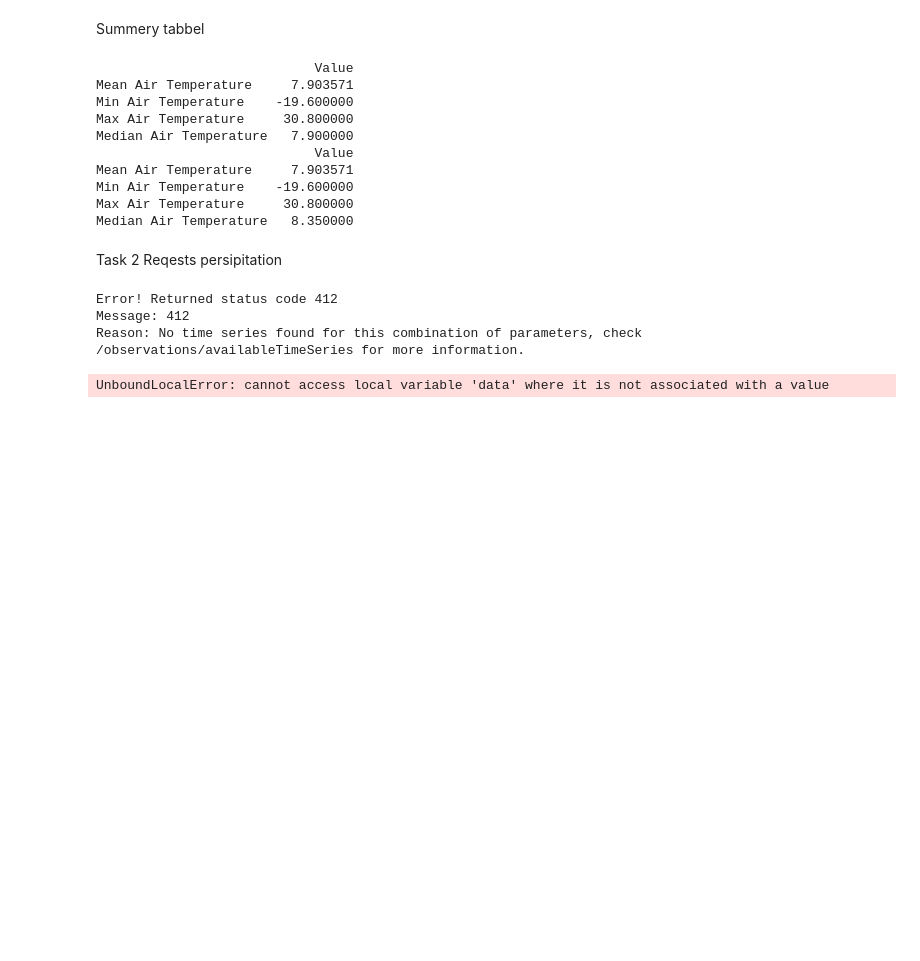
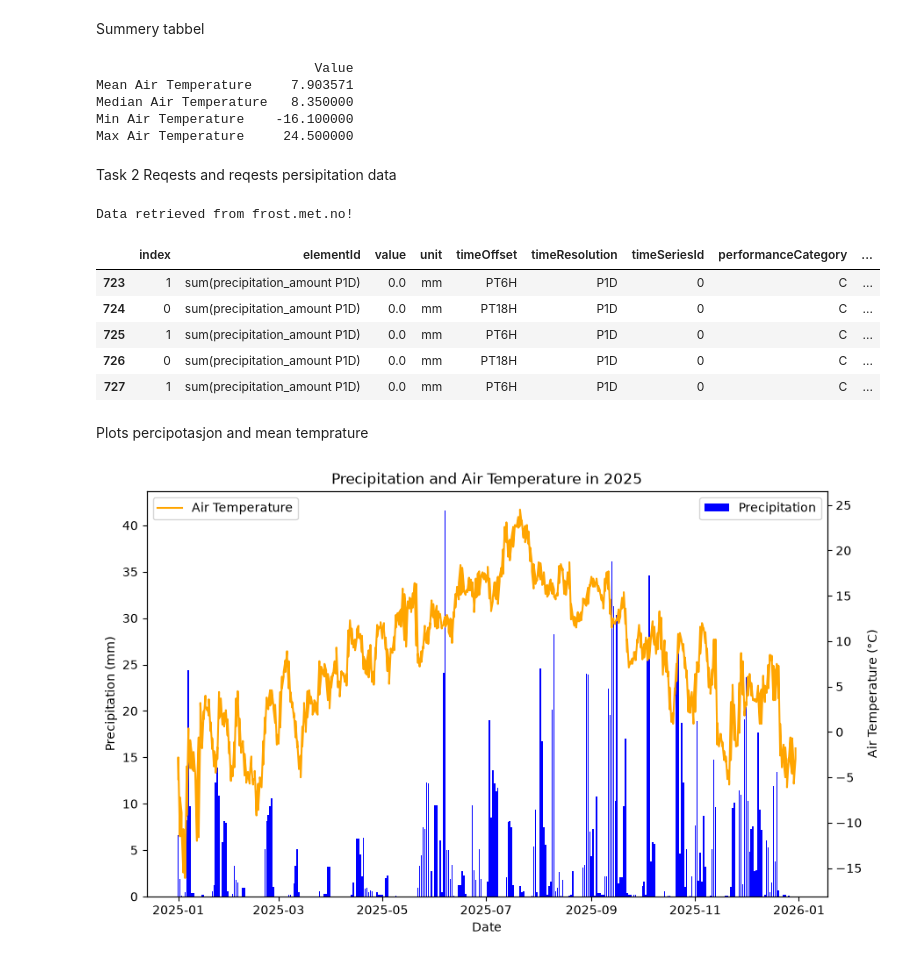
Before and after one commit to adriannv22/Inf201_deliverabal1, a Jupyter notebook: inf201_deliverabel_1.ipynb, the cells around one changed output. Cells and saved outputs as stored; diff of their text form; code cells hidden in the pictures; blank space fills up the shorter version.

```diff
--- a/inf201_deliverabel_1.ipynb
+++ b/inf201_deliverabel_1.ipynb
@@ -68,8 +79,7 @@ Data retrieved from frost.met.no!
 # %% [markdown]
 Plots
 # %%
-temp_df['referenceTime'] = pd.to_datetime(temp_df['referenceTime'])
-
+#Plot the average air temperature data for 2025 using matplotlib library.
 plt.plot(temp_df['referenceTime'][temp_df['elementId'] == 'mean(air_temperature P1D)'], temp_df['value'][temp_df['elementId'] == 'mean(air_temperature P1D)'])
 plt.title('Average Air Temperature in 2025')
 plt.xlabel('The Date')
@@ -81,47 +91,63 @@ plt.show()
 # %% [markdown]
 Summery tabbel
 # %%
+#Calculate the mean, median, min, and max of the average air temperature data for 2025.
 Mean_air_temperature = temp_df[temp_df['elementId'] == 'mean(air_temperature P1D)']['value'].mean()
-Min_air_temperature = temp_df[temp_df['elementId'] == 'min(air_temperature P1D)']['value'].min()
-Max_air_temperature = temp_df[temp_df['elementId'] == 'max(air_temperature P1D)']['value'].max()
-Median_air_temperature = temp_df['value'].median()
+Median_air_temperature = temp_df[temp_df['elementId'] == 'mean(air_temperature P1D)']['value'].median()
+Min_air_temperature = temp_df[temp_df['elementId'] == 'mean(air_temperature P1D)']['value'].min()
+Max_air_temperature = temp_df[temp_df['elementId'] == 'mean(air_temperature P1D)']['value'].max()
 
-df_summery = pd.DataFrame({'Value': [Mean_air_temperature, Min_air_temperature, Max_air_temperature, Median_air_temperature]}, index=['Mean Air Temperature', 'Min Air Temperature', 'Max Air Temperature', 'Median Air Temperature'])
+#Store the calculated values in a pandas DataFrame.
+df_summery = pd.DataFrame({'Value': [Mean_air_temperature, Median_air_temperature, Min_air_temperature, Max_air_temperature]}, index=['Mean Air Temperature', 'Median Air Temperature', 'Min Air Temperature', 'Max Air Temperature'])
+#print the DataFrame containing the calculated values.
 print(df_summery)
-
-Mean_air_temperature = temp_df[temp_df['elementId'] == 'mean(air_temperature P1D)']['value'].mean()
-Min_air_temperature = temp_df[temp_df['elementId'] == 'min(air_temperature P1D)']['value'].min()
-Max_air_temperature = temp_df[temp_df['elementId'] == 'max(air_temperature P1D)']['value'].max()
-Median_air_temperature = temp_df[temp_df['elementId'] == 'mean(air_temperature P1D)']['value'].median()
-
-df_summery = pd.DataFrame({'Value': [Mean_air_temperature, Min_air_temperature, Max_air_temperature, Median_air_temperature]}, index=['Mean Air Temperature', 'Min Air Temperature', 'Max Air Temperature', 'Median Air Temperature'])
-print(df_summery)
 # %% [output]
                             Value
 Mean Air Temperature     7.903571
-Min Air Temperature    -19.600000
-Max Air Temperature     30.800000
-Median Air Temperature   7.900000
-                            Value
-Mean Air Temperature     7.903571
-Min Air Temperature    -19.600000
-Max Air Temperature     30.800000
 Median Air Temperature   8.350000
+Min Air Temperature    -16.100000
+Max Air Temperature     24.500000
 # %% [markdown]
 Task 2
-Reqests persipitation
+Reqests and reqests persipitation data
 # %%
+#define the parameters for the API request to retrieve precipitation data.
 parameters_p = {
     'sources': 'SN17850',
-    'elements': 'sum(precipitation_amountP1D)',
+    'elements': 'sum(precipitation_amount P1D)',
     'referencetime': '2025-01-01/2025-12-31',
 }
 
-#precipitation_df = get_met_data(endpoint, parameters_p, Frost_Met_ID)
+#Use the get_met_data function to retrieve the precipitation data and store it in a DataFrame.
+precipitation_df = get_met_data(endpoint, parameters_p, Frost_Met_ID)
 
-#precipitation_df.tail(5)
+#Show the first 5 rows and last 5 rows of the precipitation DataFrame to verify the data has been loaded correctly.
+precipitation_df.head(5)
+precipitation_df.tail(5)
 # %% [output]
-Error! Returned status code 412
-Message: 412
-Reason: No time series found for this combination of parameters, check /observations/availableTimeSeries for more information.
+Data retrieved from frost.met.no!
-UnboundLocalError: cannot access local variable 'data' where it is not associated with a value
+|  | index | elementId | value | unit | timeOffset | timeResolution | timeSeriesId | performanceCategory | ... |
+| 723 | 1 | sum(precipitation_amount P1D) | 0.0 | mm | PT6H | P1D | 0 | C | ... |
+| 724 | 0 | sum(precipitation_amount P1D) | 0.0 | mm | PT18H | P1D | 0 | C | ... |
+| 725 | 1 | sum(precipitation_amount P1D) | 0.0 | mm | PT6H | P1D | 0 | C | ... |
+| 726 | 0 | sum(precipitation_amount P1D) | 0.0 | mm | PT18H | P1D | 0 | C | ... |
+| 727 | 1 | sum(precipitation_amount P1D) | 0.0 | mm | PT6H | P1D | 0 | C | ... |
+# %% [markdown]
+Plots percipotasjon and mean temprature
+# %%
+#Plot the precipitation and air temperature data for 2025 using matplotlib library.
+fig, ax = plt.subplots(figsize=(10, 6))
+ax.bar(precipitation_df['referenceTime'], precipitation_df['value'], label='Precipitation', color='blue')
+ax.set_ylabel('Precipitation (mm)')
+ax.set_xlabel('Date')
+ax.legend(loc='upper right')
+
+ax=ax.twinx()
+ax.plot(temp_df['referenceTime'], temp_df['value'], label='Air Temperature', color='orange')
+ax.set_ylabel('Air Temperature (°C)')
+ax.set_title('Precipitation and Air Temperature in 2025')
+ax.legend(loc='upper left')
+
+plt.show()
+# %% [output]
+[figure, added]
```
Also changed, not shown: parts of 1 cell of this notebook.
